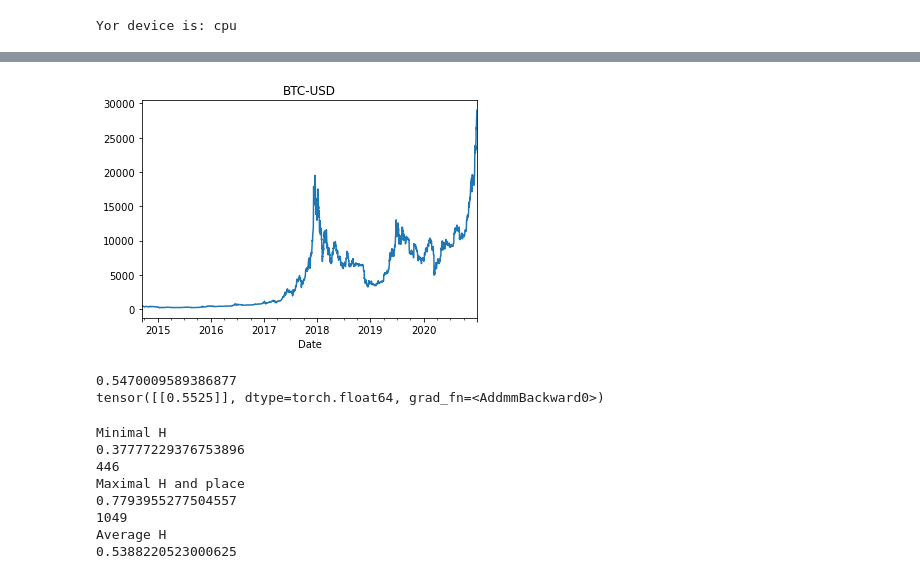
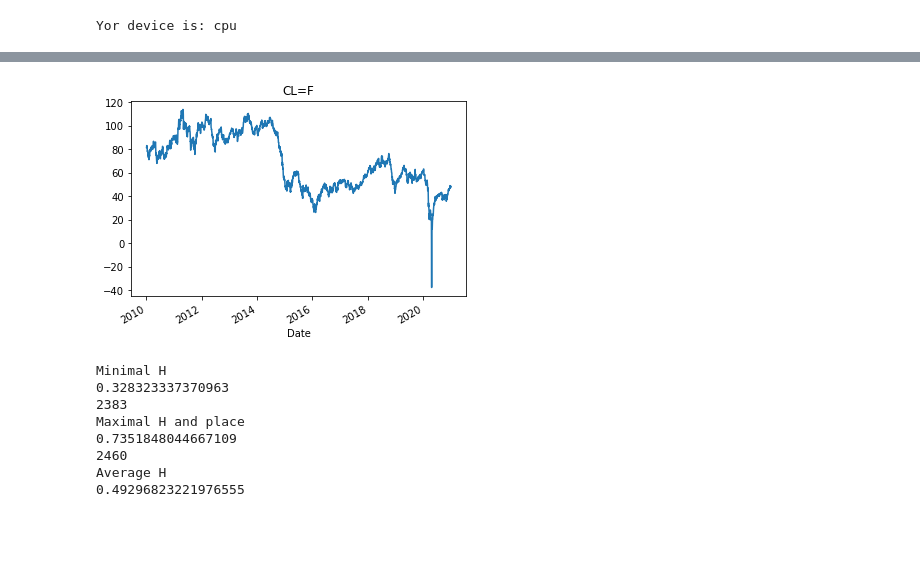
Before and after one commit to zsiga007/fBm, a Jupyter notebook: Finding H with NN regression/fbm.ipynb, the cells around one changed output, grey strips where cells are left out. Drawn from its saved outputs; the diff is of its cells as text; code cells hidden in the pictures; blank space fills up the shorter version.

Commit message:
after plotting

```diff
--- a/Finding H with NN regression/fbm.ipynb
+++ b/Finding H with NN regression/fbm.ipynb
@@ -386,18 +387,18 @@ import pandas as pd
 import yfinance as yf
 # %%
 markets = ['AAPL','GOOGL','BTC-USD','BE.BE','GBPEUR=X','TSLA','CL=F']
-market = markets[2]
+market = markets[-1]
 spy_df = yf.download(market,
 
                      start="2010-01-01",
 
                      end="2020-12-31",
 
                      progress=False)
 
 spy_df["Adj Close"].plot(title=market);
 # %% [output]
-[figure, old version]
+[figure, new version]
 # %%
 # markets = ['AAPL','GOOGL','BTC-USD','BE.BE','GBPEUR=X','TSLA','CL=F']
 # market = markets[-1]
@@ -411,28 +412,26 @@ spy_df["Adj Close"].plot(title=market);
 
 # spy_df["Adj Close"].plot(title=market);
 # %%
-start = 0
-values = spy_df["Adj Close"].values
+# start = 0
+# values = spy_df["Adj Close"].values
 
-values = np.array(values)
-values = values[start:start+129]
+# values = np.array(values)
+# values = values[start:start+grid_points+1]
 
-H, _, _ = compute_Hc(values, kind='random_walk', simplified=True)
-print(H)
+# H, _, _ = compute_Hc(values, kind='random_walk', simplified=True)
+# print(H)
 
-values = np.diff(values)
-values = values/np.average(np.abs(values))
-#     plt.plot(values)
+# values = np.diff(values)
+# values = values/np.average(np.abs(values))
+# #     plt.plot(values)
 
-values = torch.tensor(values)[None,:].to(device)
+# values = torch.tensor(values)[None,:].to(device)
 
-print(model_simp(values))
+# print(model_simp(values))
-# %% [output]
-0.5470009589386877
-tensor([[0.5525]], dtype=torch.float64, grad_fn=<AddmmBackward0>)
 # %%
+# Moving averages
 sumH = []
-for start in range(0,len(spy_df["Adj Close"].values)-129):
+for start in range(0,len(spy_df["Adj Close"].values)-grid_points):
     values = spy_df["Adj Close"].values
 
     values = np.array(values)
@@ -462,13 +461,13 @@ print('Average H')
 print(np.average(np.array(sumH)[:,0]))
 # %% [output]
 Minimal H
-0.37777229376753896
-446
+0.328323337370963
+2383
 Maximal H and place
-0.7793955277504557
-1049
+0.7351848044667109
+2460
 Average H
-0.5388220523000625
+0.49296823221976555
 # %%
 spy_df["Adj Close"][min_place:min_place+129].plot(title=market+' at its most volatile part '+f'H={round(min_H,2)}');
 # %% [output]
```
Also changed, not shown: parts of 10 cells of this notebook.
